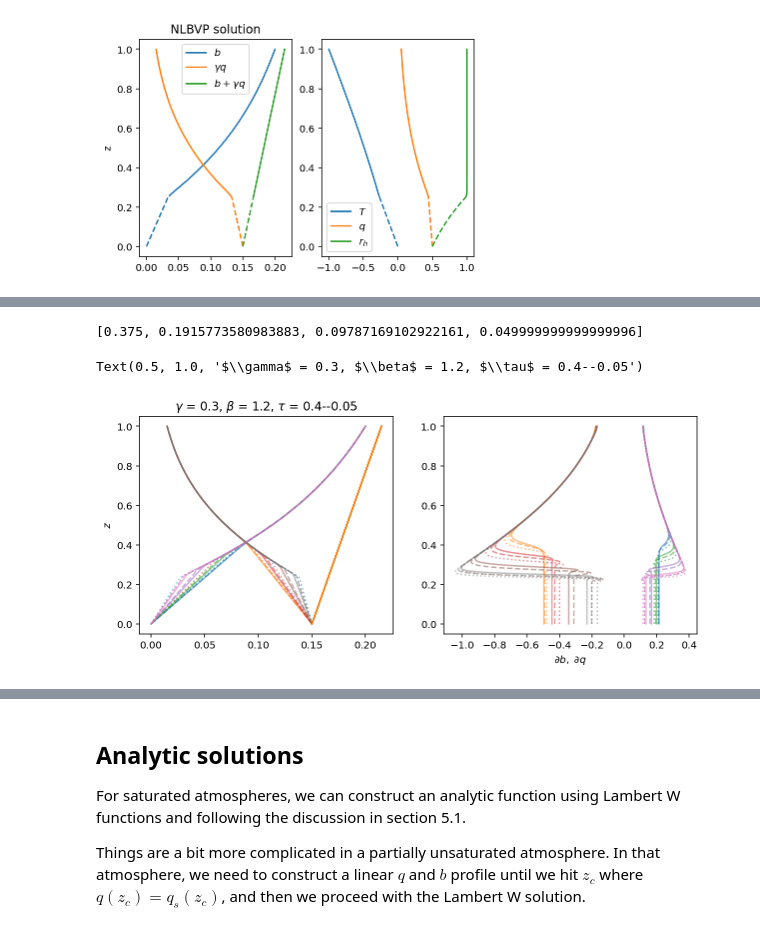
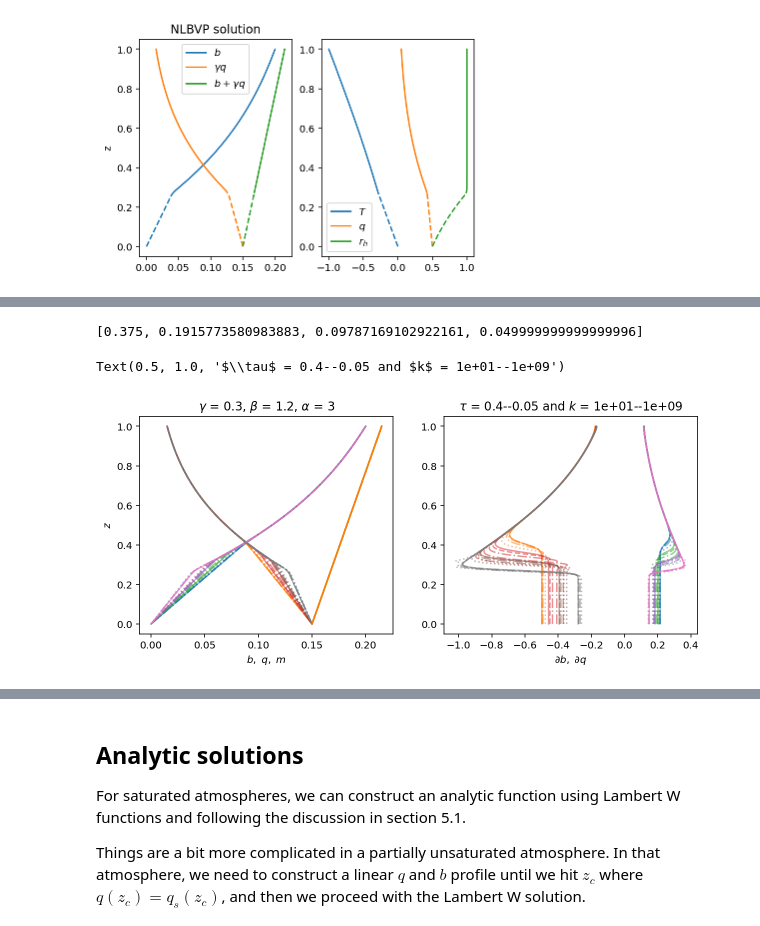
Before and after one commit to jsoishi/rainy_benard_aggregation, a Jupyter notebook: python/nlbvp/rainy_benard_lambert_W_unsaturated_atm.ipynb, the cells around one changed output, grey strips where cells are left out. Saved outputs shown, nothing was run; the diff lists cells and outputs as text; code cells hidden in the pictures.

Commit message:
Extends scans to k=1e9; adds empirical detection of zc based on rh; fixes a logical error in library rh, m (makes them copies).

```diff
--- a/python/nlbvp/rainy_benard_lambert_W_unsaturated_atm.ipynb
+++ b/python/nlbvp/rainy_benard_lambert_W_unsaturated_atm.ipynb
@@ -207,7 +175,7 @@ tau_f = np.log10(tau_Vallis*np.sqrt(Rayleigh))
 for tau_i in np.logspace(np.log10(3/8), tau_f, num=4):
     tau['g'] = tau_i
     # Relax on k
-    for i, k in enumerate([1e1, 1e3, 1e5]):
+    for i, k in enumerate([1e1, 1e3, 1e5, 1e7, 1e9]):
         solver = problem.build_solver()
         pert_norm = np.inf
         tol = 1e-2
@@ -215,7 +183,7 @@ for tau_i in np.logspace(np.log10(3/8), tau_f, num=4):
             solver.newton_iteration()
             pert_norm = sum(pert.allreduce_data_norm('c', 2) for pert in solver.perturbations)
             logger.info("tau = {:.1g}, k = {:.0g}, L2 err = {:.1g}".format(tau['g'][0,0,0], k, pert_norm))
-        NLBVP_sol = {'b':b.copy(), 'q':q.copy(), 'm':(b+γ*q).evaluate(), 'T':temp.evaluate(), 'rh':rh.evaluate()}
+        NLBVP_sol = {'b':b.copy(), 'q':q.copy(), 'm':(b+γ*q).evaluate().copy(), 'T':temp.evaluate().copy(), 'rh':rh.evaluate().copy()}
         if i == 0:
             NLBVP_library[tau_i] = {}
         NLBVP_library[tau_i][k] = NLBVP_sol
@@ -243,5 +208,5 @@ for tau_i in np.logspace(np.log10(3/8), tau_f, num=4):
 # %%
-NLBVP_sol = {'b':b.copy(), 'q':q.copy(), 'm':(b+γ*q).evaluate(), 'T':temp.evaluate(), 'rh':rh.evaluate()}
+NLBVP_sol = {'b':b.copy(), 'q':q.copy(), 'm':(b+γ*q).evaluate().copy(), 'T':temp.evaluate().copy(), 'rh':rh.evaluate().copy()}
 # %%
 value = rh.evaluate()
 value.change_scales(1)
@@ -283,7 +248,7 @@ taus = [k for k in NLBVP_library]
 print(taus)
 tau_i = taus[-1]
 fig, ax = plt.subplots(ncols=2)
-linestyles=['dotted', 'dashed', 'solid']
+linestyles=['dotted', 'dashdot','dashdot','dashed', 'solid']
 for i, k in enumerate(NLBVP_library[tau_i]):
     lib = NLBVP_library[tau_i]
     dbdz = dz(lib[k]['b']).evaluate()
@@ -311,37 +276,41 @@ Text(0.5, 1.0, '$\\gamma$ = 0.3, $\\beta$ = 1.2, $\\tau$ = 0.05')
 # %%
 dz = lambda A: de.Differentiate(A, coords['z'])
 taus = [k for k in NLBVP_library]
+ks = [k for k in NLBVP_library[taus[0]]]
 print(taus)
 fig, ax = plt.subplots(ncols=2, figsize=[10, 4])
 for tau_i in taus:
-    linestyles=['dotted', 'dashed', 'solid']
+    linestyles=['dotted', 'dashdot','dashdot','dashed', 'solid']
     for i, k in enumerate(NLBVP_library[tau_i]):
         lib = NLBVP_library[tau_i]
         b = lib[k]['b']
         q = lib[k]['q']
         dbdz = dz(b).evaluate()
         dqdz = dz(q).evaluate()
         dbdz.change_scales(1)
         dqdz.change_scales(1)
         b.change_scales(1)
         q.change_scales(1)
         if i == 0:
             p1 = ax[0].plot(b['g'][0,0,:], z[0,0,:], alpha=0.5, linestyle=linestyles[i])
             p2 = ax[0].plot(γ*q['g'][0,0,:], z[0,0,:], alpha=0.5, linestyle=linestyles[i])
             p3 = ax[0].plot(b['g'][0,0,:]+γ*q['g'][0,0,:], z[0,0,:])
             p1 = ax[1].plot(dbdz['g'][0,0,:], z[0,0,:], alpha=0.5, linestyle=linestyles[i])
             p2 = ax[1].plot(dqdz['g'][0,0,:], z[0,0,:], alpha=0.5, linestyle=linestyles[i])
         else:
             ax[0].plot(b['g'][0,0,:], z[0,0,:], alpha=0.5, linestyle=linestyles[i], color=p1[0].get_color())
             ax[0].plot(γ*q['g'][0,0,:], z[0,0,:], alpha=0.5, linestyle=linestyles[i], color=p2[0].get_color())
             ax[0].plot(b['g'][0,0,:]+γ*q['g'][0,0,:], z[0,0,:], alpha=0.5, linestyle=linestyles[i], color=p3[0].get_color())
             ax[1].plot(dbdz['g'][0,0,:], z[0,0,:], alpha=0.5, linestyle=linestyles[i], color=p1[0].get_color())
             ax[1].plot(dqdz['g'][0,0,:], z[0,0,:], alpha=0.5, linestyle=linestyles[i], color=p2[0].get_color())
 
+ax[0].set_xlabel('$b,~q,~m$')
+
 ax[1].set_xlabel('$\partial b,~\partial q$')
 ax[0].set_ylabel('$z$')
-ax[0].set_title(r'$\gamma$ = {:}, $\beta$ = {:}, $\tau$ = {:.1g}--{:.1g}'.format(γ,β, taus[0], taus[-1]))
+ax[0].set_title(r'$\gamma$ = {:}, $\beta$ = {:}, $\alpha$ = {:}'.format(γ,β,α))
+ax[1].set_title(r'$\tau$ = {:.1g}--{:.1g} and $k$ = {:.1g}--{:.1g}'.format(taus[0], taus[-1], ks[0], ks[-1]))
 # %% [output]
 [0.375, 0.1915773580983883, 0.09787169102922161, 0.049999999999999996]
-Text(0.5, 1.0, '$\\gamma$ = 0.3, $\\beta$ = 1.2, $\\tau$ = 0.4--0.05')
+Text(0.5, 1.0, '$\\tau$ = 0.4--0.05 and $k$ = 1e+01--1e+09')
-[figure, old version]
+[figure, new version]
```
Also changed, not shown: parts of 7 cells of this notebook.
